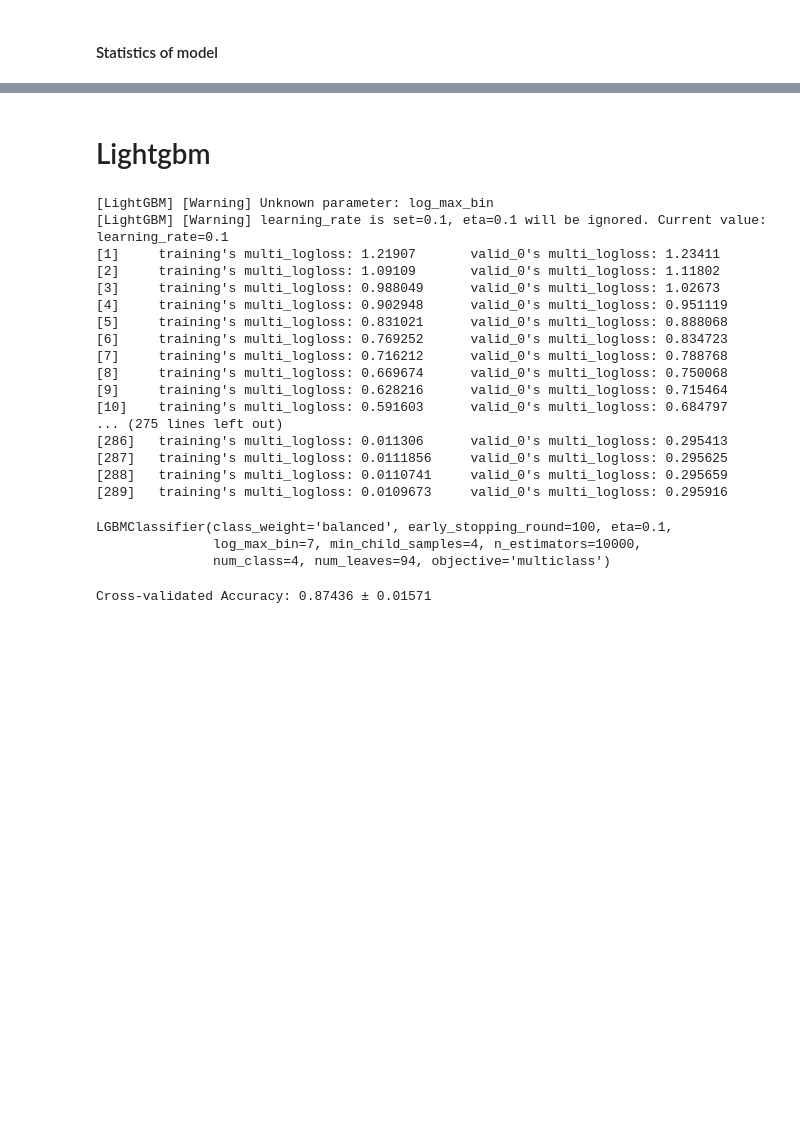
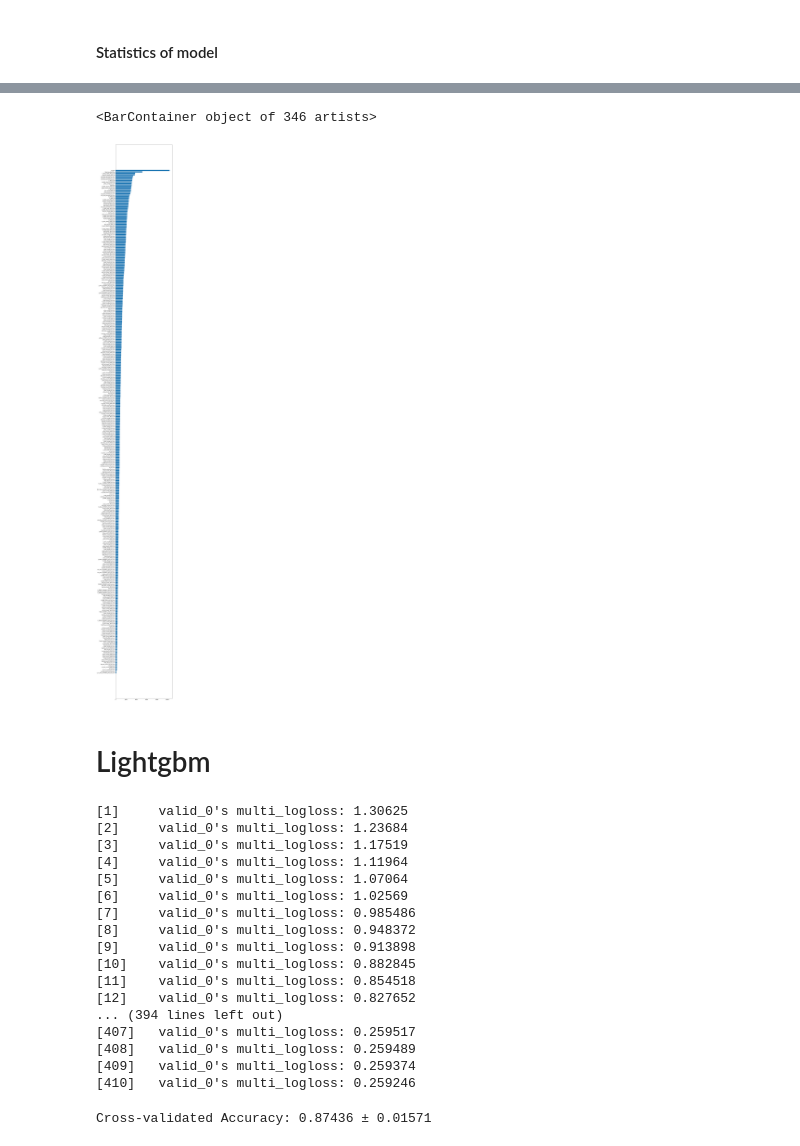
Before and after one commit to jespertjee/LOFAR_ML, a Jupyter notebook: Supervised/Fangyou/Preprocessed_data/Classification_Combined.ipynb, the cells around one changed output, grey strips where cells are left out. Cells and saved outputs as stored; diff of their text form; code cells hidden in the pictures; blank space fills up the shorter version.

```diff
--- a/Supervised/Fangyou/Preprocessed_data/Classification_Combined.ipynb
+++ b/Supervised/Fangyou/Preprocessed_data/Classification_Combined.ipynb
@@ -34,3 +34,11 @@ data = pd.read_csv("../../../Data/Fangyou_data/Cleaned/combined_using_similar_co
 # %%
 X = data[features_num]
 y = data[np.append(y_column, ['Xray', 'Opt_spec', 'Extended_radio', 'IRAGN'])]
+# %%
+# Creating new features
+columns = X.columns
+for i in range(len(columns)):
+    if columns[i]!='Z_BEST':
+        for j in range(i+1, len(columns)):
+            if columns[j]!='Z_BEST':
+                X[f"{columns[i]}/{columns[j]}"] = X[columns[i]]/X[columns[j]]
@@ -80,6 +94,6 @@ X_train = pd.concat([X_train, X_generated])
 # %%
 # Standard scaling the numerical data
-scaler = StandardScaler()
+scaler = MinMaxScaler()
 
 # Transforming the categorical data
 X_train[features_num] = scaler.fit_transform(X_train[features_num])
@@ -178,8 +192,8 @@ with warnings.catch_warnings():
     automl.fit(X_train, y_train.to_numpy(), task="classification", metric='accuracy',
                                 #X_val=X_test , y_val=y_test.to_numpy(),
                                 #ensemble=True,
-                                estimator_list=estimators, time_budget=3600*4, n_jobs=64,
-                                log_file_name='general.log',
+                                estimator_list=estimators, time_budget=3600*10, n_jobs=64,
+                                log_file_name='general_extra_features.log',
                                 #starting_points=automl.best_config_per_estimator
               )
 # %% [output]
@@ -315,3 +363,13 @@ print(classification_report(y_test, y_pred, target_names=labels, digits=4))
+# %%
+import matplotlib.pyplot as plt
+x = [x for _, x in sorted(zip(automl.model.estimator.feature_importances_, automl.model.estimator.feature_name_))]
+y = [x for _, x in sorted(zip(automl.model.estimator.feature_importances_, automl.model.estimator.feature_importances_))]
+
+plt.figure(figsize=(10,100))
+plt.barh(x, y)
+# %% [output]
+<BarContainer object of 346 artists>
+[figure, added]
 # %% [markdown]
 # Lightgbm
 # %%
@@ -332,25 +390,22 @@ lightbm = lgb.LGBMClassifier(num_class=4,
                             )
 # %%
-lightbm.fit(X_train, y_train, eval_set=[(X_test, y_test), (X_train, y_train)])
+lightbm.fit(X_train, y_train, eval_set=[(X_test, y_test)])
 # %% [output]
-[LightGBM] [Warning] Unknown parameter: log_max_bin
-[LightGBM] [Warning] learning_rate is set=0.1, eta=0.1 will be ignored. Current value: learning_rate=0.1
-[1]     training's multi_logloss: 1.21907       valid_0's multi_logloss: 1.23411
-[2]     training's multi_logloss: 1.09109       valid_0's multi_logloss: 1.11802
-[3]     training's multi_logloss: 0.988049      valid_0's multi_logloss: 1.02673
-[4]     training's multi_logloss: 0.902948      valid_0's multi_logloss: 0.951119
-[5]     training's multi_logloss: 0.831021      valid_0's multi_logloss: 0.888068
-[6]     training's multi_logloss: 0.769252      valid_0's multi_logloss: 0.834723
-[7]     training's multi_logloss: 0.716212      valid_0's multi_logloss: 0.788768
-[8]     training's multi_logloss: 0.669674      valid_0's multi_logloss: 0.750068
-[9]     training's multi_logloss: 0.628216      valid_0's multi_logloss: 0.715464
-[10]    training's multi_logloss: 0.591603      valid_0's multi_logloss: 0.684797
-... (275 lines left out)
-[286]   training's multi_logloss: 0.011306      valid_0's multi_logloss: 0.295413
-[287]   training's multi_logloss: 0.0111856     valid_0's multi_logloss: 0.295625
-[288]   training's multi_logloss: 0.0110741     valid_0's multi_logloss: 0.295659
-[289]   training's multi_logloss: 0.0109673     valid_0's multi_logloss: 0.295916
+[1]     valid_0's multi_logloss: 1.30625
+[2]     valid_0's multi_logloss: 1.23684
+[3]     valid_0's multi_logloss: 1.17519
+[4]     valid_0's multi_logloss: 1.11964
+[5]     valid_0's multi_logloss: 1.07064
+[6]     valid_0's multi_logloss: 1.02569
+[7]     valid_0's multi_logloss: 0.985486
+[8]     valid_0's multi_logloss: 0.948372
+[9]     valid_0's multi_logloss: 0.913898
+[10]    valid_0's multi_logloss: 0.882845
+[11]    valid_0's multi_logloss: 0.854518
+[12]    valid_0's multi_logloss: 0.827652
+... (394 lines left out)
+[407]   valid_0's multi_logloss: 0.259517
+[408]   valid_0's multi_logloss: 0.259489
+[409]   valid_0's multi_logloss: 0.259374
+[410]   valid_0's multi_logloss: 0.259246
-LGBMClassifier(class_weight='balanced', early_stopping_round=100, eta=0.1,
-               log_max_bin=7, min_child_samples=4, n_estimators=10000,
-               num_class=4, num_leaves=94, objective='multiclass')
 # %%
```
Also changed, not shown: parts of 23 cells of this notebook, 2 other files.
